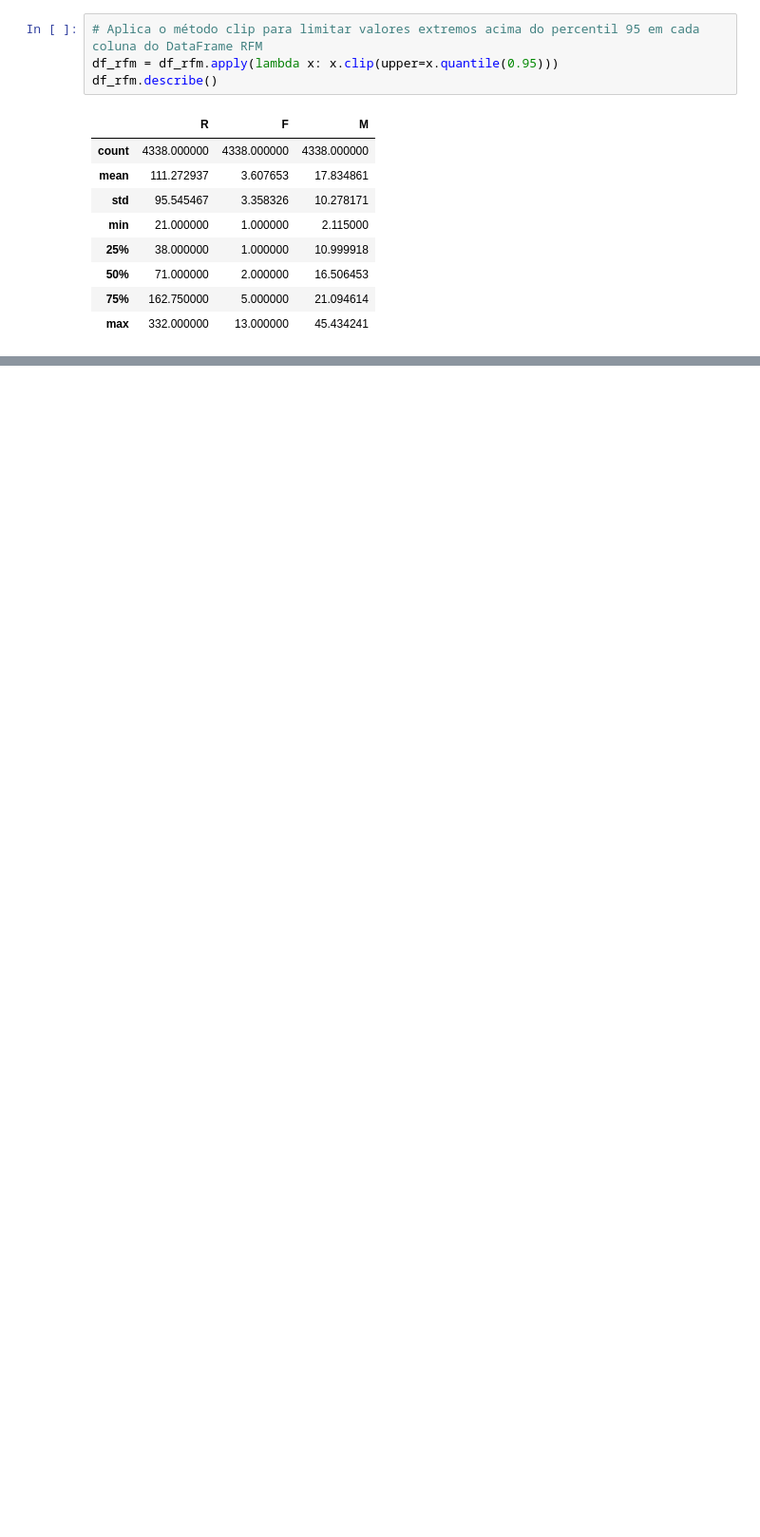
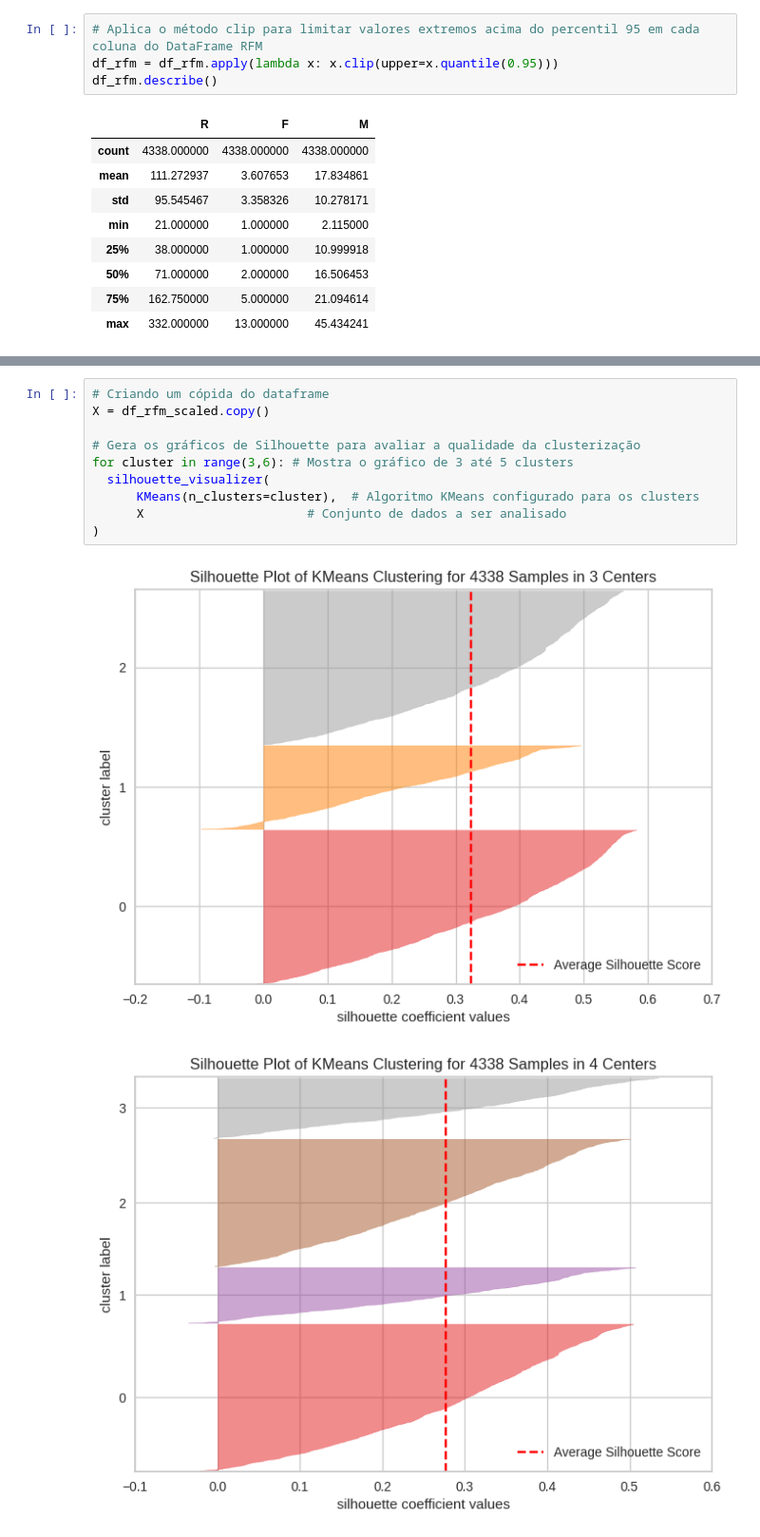
Before and after one commit to CarlosSotero/RFM_Clusters, a Jupyter notebook: Clusterização_V1.0.ipynb, the cells around one changed output, grey strips where cells are left out. Shown at 95% size. Saved outputs shown, nothing was run; the diff lists cells and outputs as text; blank space fills up the shorter version.

```diff
--- a/Clusterização_V1.0.ipynb
+++ b/Clusterização_V1.0.ipynb
@@ -319,0 +335,13 @@ df_rfm_scaled
+# %%
+# Criando um cópida do dataframe
+X = df_rfm_scaled.copy()
+
+# Gera os gráficos de Silhouette para avaliar a qualidade da clusterização
+for cluster in range(3,6): # Mostra o gráfico de 3 até 5 clusters
+  silhouette_visualizer(
+      KMeans(n_clusters=cluster),  # Algoritmo KMeans configurado para os clusters
+      X                      # Conjunto de dados a ser analisado
+)
+# %% [output]
+[figure, added]
+[figure, added]
```
Also changed, not shown: parts of 30 cells of this notebook.
